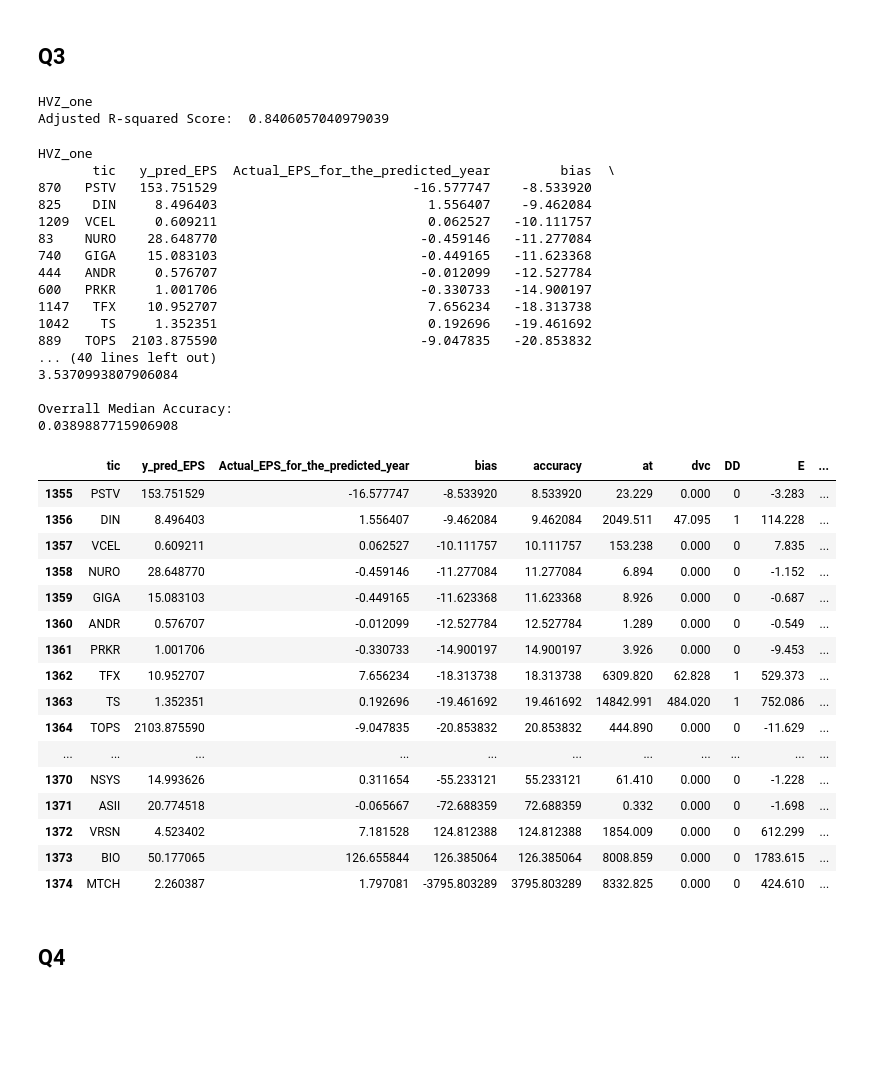
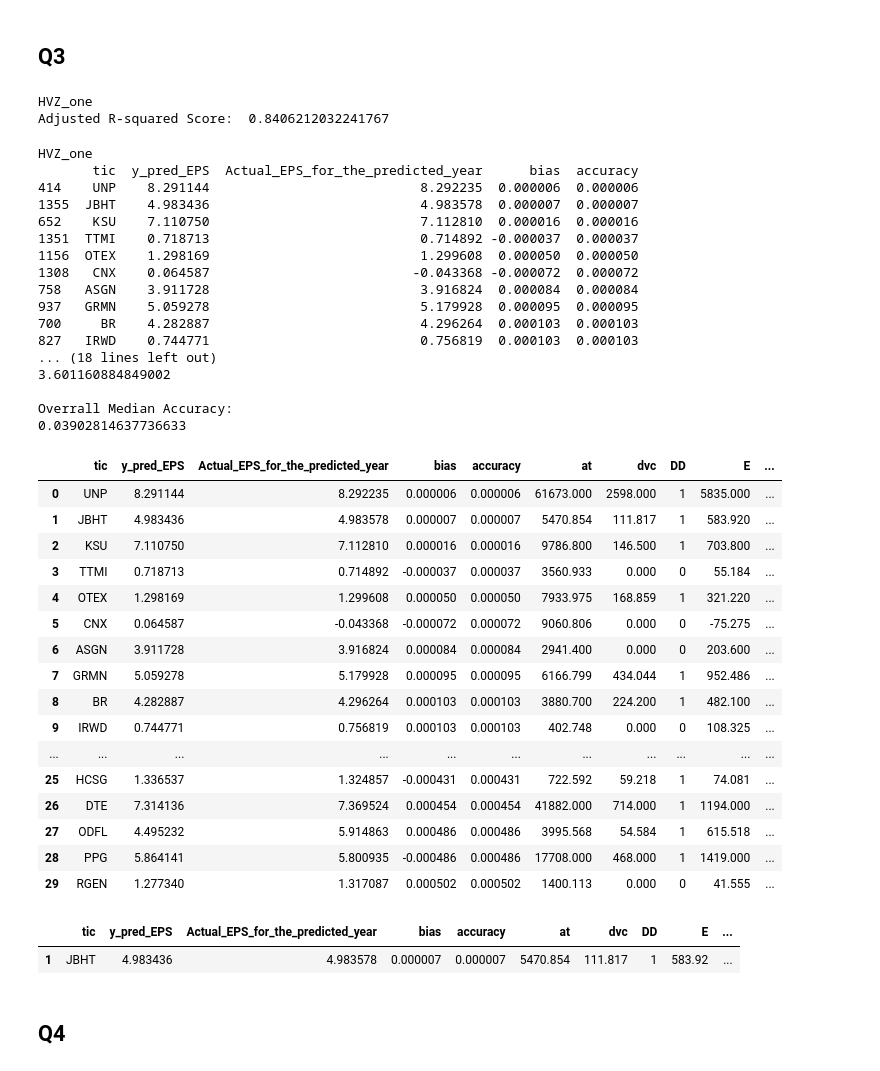
Before and after one commit to MapleKnightOfRiverwood/company-earining-projection, a Jupyter notebook: GA_Final.ipynb, the cells around one changed output. Cells and saved outputs as stored; diff of their text form; code cells hidden in the pictures; blank space fills up the shorter version.

```diff
--- a/GA_Final.ipynb
+++ b/GA_Final.ipynb
@@ -667,6 +667,9 @@ X_pred_HVZs_2019
 models = {'HVZ_one': models['HVZ_one'], 'EP_one': models['EP_one'], 'RI_one': models['RI_one'],
           'HVZ_two': models['HVZ_two'], 'EP_two': models['EP_two'], 'RI_two': models['RI_two'],
           'HVZ_three': models['HVZ_three'], 'EP_three': models['EP_three'], 'RI_three': models['RI_three']}
+
+
+X_2019 = df_HVZ_one[['at', 'dvc', 'DD', 'E', 'NegE', 'AC']]
 
 for model_name, model in models.items():
     print(model_name)
@@ -1099,11 +1102,10 @@ y_pred_adjusted_dict = {}
 models = {}
 
 # HVZ one year
-data = {'HVZ_one': df_HVZ_one_additional_feature_train}
-
+data = {'HVZ_one': df_HVZ_one}
 for name, df in data.items():
     print(name)
-    X = df[['at', 'dvc', 'DD', 'E', 'NegE', 'AC', 'current_ratio', 'debt_to_equity', 'roe', 'asset_turnover']]
+    X = X_2019
     y = df['E_1']
 
     X = add_constant(X)
@@ -1138,7 +1140,7 @@ for name, df in data.items():
         y_pred_adjusted_dict[name] = y_pred_adjusted
 # %% [output]
 HVZ_one
-Adjusted R-squared Score:  0.8406057040979039
+Adjusted R-squared Score:  0.8406212032241767
 # %%
 # 2020 Prediction using 2019 data for Q3
 
@@ -1146,7 +1148,7 @@ models = {'HVZ_one': models['HVZ_one']}
 
 for model_name, model in models.items():
     print(model_name)
-    X = X_pred_HVZs_2019[['at', 'dvc', 'DD', 'E', 'NegE', 'AC', 'current_ratio', 'debt_to_equity', 'roe', 'asset_turnover']]
+    X = X_pred_HVZs_2019[['at', 'dvc', 'DD', 'E', 'NegE', 'AC']]
 
     X = add_constant(X)
     y = Y_pred_one.copy()
@@ -1164,7 +1166,7 @@ for model_name, model in models.items():
 
     y_pred_df['accuracy'] = np.absolute(y_pred_df['bias'])
     y_pred_df = y_pred_df.sort_values(by='accuracy', ascending=True)
-    print(y_pred_df.tail(20))
+    print(y_pred_df.head(20))
     print('\nOverrall Mean Bias:')
     print(y_pred_df['bias'].mean())
     print('\nOverrall Median Bias:')
@@ -1175,46 +1177,51 @@ for model_name, model in models.items():
     print(y_pred_df['accuracy'].median())
 # %% [output]
 HVZ_one
-       tic   y_pred_EPS  Actual_EPS_for_the_predicted_year         bias  \
-870   PSTV   153.751529                         -16.577747    -8.533920
-825    DIN     8.496403                           1.556407    -9.462084
-1209  VCEL     0.609211                           0.062527   -10.111757
-83    NURO    28.648770                          -0.459146   -11.277084
-740   GIGA    15.083103                          -0.449165   -11.623368
-444   ANDR     0.576707                          -0.012099   -12.527784
-600   PRKR     1.001706                          -0.330733   -14.900197
-1147   TFX    10.952707                           7.656234   -18.313738
-1042    TS     1.352351                           0.192696   -19.461692
-889   TOPS  2103.875590                          -9.047835   -20.853832
-... (40 lines left out)
-3.5370993807906084
+       tic  y_pred_EPS  Actual_EPS_for_the_predicted_year      bias  accuracy
+414    UNP    8.291144                           8.292235  0.000006  0.000006
+1355  JBHT    4.983436                           4.983578  0.000007  0.000007
+652    KSU    7.110750                           7.112810  0.000016  0.000016
+1351  TTMI    0.718713                           0.714892 -0.000037  0.000037
+1156  OTEX    1.298169                           1.299608  0.000050  0.000050
+1308   CNX    0.064587                          -0.043368 -0.000072  0.000072
+758   ASGN    3.911728                           3.916824  0.000084  0.000084
+937   GRMN    5.059278                           5.179928  0.000095  0.000095
+700     BR    4.282887                           4.296264  0.000103  0.000103
+827   IRWD    0.744771                           0.756819  0.000103  0.000103
+... (18 lines left out)
+3.601160884849002
 
 Overrall Median Accuracy:
-0.0389887715906908
+0.03902814637736633
 # %%
 prediction_2019 = pd.merge(y_pred_df, X_pred_HVZs_2019, how='inner', left_on=['tic'], right_on=['tic'])
 prediction_2019 = prediction_2019.sort_values(by='accuracy', ascending=True)
 
-prediction_2019.tail(20)
+prediction_2019.head(30)
 # Table of 2019 prediction with analyst data
 # %% [output]
 |  | tic | y_pred_EPS | Actual_EPS_for_the_predicted_year | bias | accuracy | at | dvc | DD | E | ... |
-| 1355 | PSTV | 153.751529 | -16.577747 | -8.533920 | 8.533920 | 23.229 | 0.000 | 0 | -3.283 | ... |
-| 1356 | DIN | 8.496403 | 1.556407 | -9.462084 | 9.462084 | 2049.511 | 47.095 | 1 | 114.228 | ... |
-| 1357 | VCEL | 0.609211 | 0.062527 | -10.111757 | 10.111757 | 153.238 | 0.000 | 0 | 7.835 | ... |
-| 1358 | NURO | 28.648770 | -0.459146 | -11.277084 | 11.277084 | 6.894 | 0.000 | 0 | -1.152 | ... |
-| 1359 | GIGA | 15.083103 | -0.449165 | -11.623368 | 11.623368 | 8.926 | 0.000 | 0 | -0.687 | ... |
-| 1360 | ANDR | 0.576707 | -0.012099 | -12.527784 | 12.527784 | 1.289 | 0.000 | 0 | -0.549 | ... |
-| 1361 | PRKR | 1.001706 | -0.330733 | -14.900197 | 14.900197 | 3.926 | 0.000 | 0 | -9.453 | ... |
-| 1362 | TFX | 10.952707 | 7.656234 | -18.313738 | 18.313738 | 6309.820 | 62.828 | 1 | 529.373 | ... |
-| 1363 | TS | 1.352351 | 0.192696 | -19.461692 | 19.461692 | 14842.991 | 484.020 | 1 | 752.086 | ... |
-| 1364 | TOPS | 2103.875590 | -9.047835 | -20.853832 | 20.853832 | 444.890 | 0.000 | 0 | -11.629 | ... |
+| 0 | UNP | 8.291144 | 8.292235 | 0.000006 | 0.000006 | 61673.000 | 2598.000 | 1 | 5835.000 | ... |
+| 1 | JBHT | 4.983436 | 4.983578 | 0.000007 | 0.000007 | 5470.854 | 111.817 | 1 | 583.920 | ... |
+| 2 | KSU | 7.110750 | 7.112810 | 0.000016 | 0.000016 | 9786.800 | 146.500 | 1 | 703.800 | ... |
+| 3 | TTMI | 0.718713 | 0.714892 | -0.000037 | 0.000037 | 3560.933 | 0.000 | 0 | 55.184 | ... |
+| 4 | OTEX | 1.298169 | 1.299608 | 0.000050 | 0.000050 | 7933.975 | 168.859 | 1 | 321.220 | ... |
+| 5 | CNX | 0.064587 | -0.043368 | -0.000072 | 0.000072 | 9060.806 | 0.000 | 0 | -75.275 | ... |
+| 6 | ASGN | 3.911728 | 3.916824 | 0.000084 | 0.000084 | 2941.400 | 0.000 | 0 | 203.600 | ... |
+| 7 | GRMN | 5.059278 | 5.179928 | 0.000095 | 0.000095 | 6166.799 | 434.044 | 1 | 952.486 | ... |
+| 8 | BR | 4.282887 | 4.296264 | 0.000103 | 0.000103 | 3880.700 | 224.200 | 1 | 482.100 | ... |
+| 9 | IRWD | 0.744771 | 0.756819 | 0.000103 | 0.000103 | 402.748 | 0.000 | 0 | 108.325 | ... |
 | ... | ... | ... | ... | ... | ... | ... | ... | ... | ... | ... |
-| 1370 | NSYS | 14.993626 | 0.311654 | -55.233121 | 55.233121 | 61.410 | 0.000 | 0 | -1.228 | ... |
-| 1371 | ASII | 20.774518 | -0.065667 | -72.688359 | 72.688359 | 0.332 | 0.000 | 0 | -1.698 | ... |
-| 1372 | VRSN | 4.523402 | 7.181528 | 124.812388 | 124.812388 | 1854.009 | 0.000 | 0 | 612.299 | ... |
-| 1373 | BIO | 50.177065 | 126.655844 | 126.385064 | 126.385064 | 8008.859 | 0.000 | 0 | 1783.615 | ... |
-| 1374 | MTCH | 2.260387 | 1.797081 | -3795.803289 | 3795.803289 | 8332.825 | 0.000 | 0 | 424.610 | ... |
+| 25 | HCSG | 1.336537 | 1.324857 | -0.000431 | 0.000431 | 722.592 | 59.218 | 1 | 74.081 | ... |
+| 26 | DTE | 7.314136 | 7.369524 | 0.000454 | 0.000454 | 41882.000 | 714.000 | 1 | 1194.000 | ... |
+| 27 | ODFL | 4.495232 | 5.914863 | 0.000486 | 0.000486 | 3995.568 | 54.584 | 1 | 615.518 | ... |
+| 28 | PPG | 5.864141 | 5.800935 | -0.000486 | 0.000486 | 17708.000 | 468.000 | 1 | 1419.000 | ... |
+| 29 | RGEN | 1.277340 | 1.317087 | 0.000502 | 0.000502 | 1400.113 | 0.000 | 0 | 41.555 | ... |
+# %%
+prediction_2019[prediction_2019['tic'].str.contains('JBHT')]
+# %% [output]
+|  | tic | y_pred_EPS | Actual_EPS_for_the_predicted_year | bias | accuracy | at | dvc | DD | E | ... |
+| 1 | JBHT | 4.983436 | 4.983578 | 0.000007 | 0.000007 | 5470.854 | 111.817 | 1 | 583.92 | ... |
 # %% [markdown]
 ## Q4
 # %%
```
Also changed, not shown: parts of 5 cells of this notebook.
